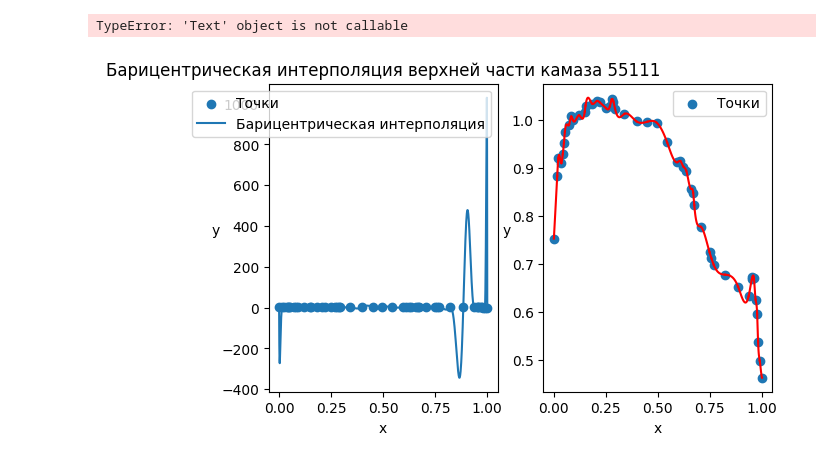
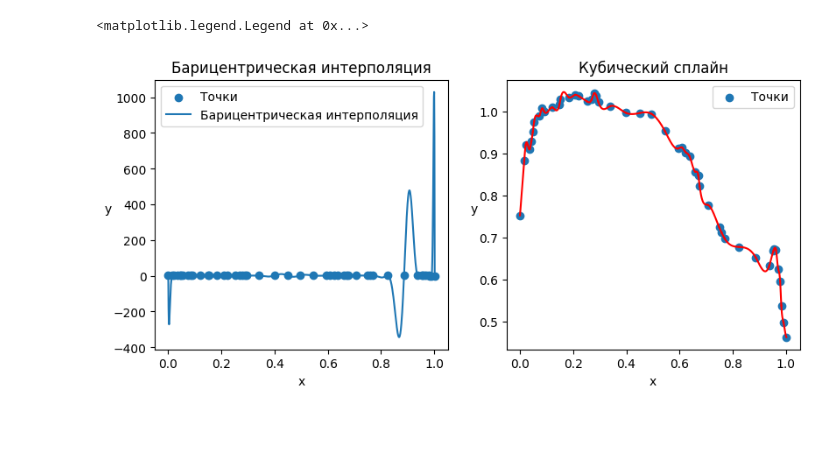
Before and after one commit to gravsim/FSR_numerical_methods, a Jupyter notebook: 2026_09_28_project1/Task1_Klopov.ipynb, the cells around one changed output. Cells and saved outputs as stored; diff of their text form; code cells hidden in the pictures; blank space fills up the shorter version.

```diff
--- a/2026_09_28_project1/Task1_Klopov.ipynb
+++ b/2026_09_28_project1/Task1_Klopov.ipynb
@@ -4,7 +4,7 @@ import matplotlib.pyplot as plt
 from scipy.interpolate import barycentric_interpolate
 # %%
 import pandas as pd
-df = pd.read_csv('Kamaz.csv', sep=';', header=None)
+df = pd.read_csv('Kamaz_upper.csv', sep=';', header=None)
 df = df.replace(',', '.', regex=True).astype(np.float32).values
 x = df[:, 0]
 y = df[:, 1]
@@ -45,30 +45,29 @@ def plot_cubic_spline(x, s0, s1, s2, s3):
 # %%
 bins = np.linspace(x[0], x[-1], 1000)
 y_interp = barycentric_interpolate(x, y, bins)
 
 
 s0, s1, s2, s3 = cubic_spline(x, y, -1)
 
 
-fig, ax = plt.subplots(ncols=2, figsize=(6.5, 4))
+fig, ax = plt.subplots(ncols=2, figsize=(9.5, 4))
 
 ax[0].scatter(x, y, label='Точки')
 ax[0].plot(bins, y_interp, label='Барицентрическая интерполяция')
 ax[0].legend()
 ax[0].set_xlabel('x')
 ax[0].set_ylabel('y', rotation=0)
-ax[0].set_title('Барицентрическая интерполяция верхней части камаза 55111')
+ax[0].set_title('Барицентрическая интерполяция')
 
 ax[1].scatter(x, y, label='Точки')
 plot_cubic_spline(x, s0, s1, s2, s3)
 ax[1].legend()
 ax[1].set_xlabel('x')
 ax[1].set_ylabel('y', rotation=0)
-ax[1].title('Кубический сплайн верхней части камаза 55111')
+ax[1].set_title('Кубический сплайн')
 
-
-plt.savefig('Kamaz_barycentric.png', dpi=300)
+plt.savefig('figure1.png', dpi=300)
 plt.legend()
 # %% [output]
-TypeError: 'Text' object is not callable
+<matplotlib.legend.Legend at 0x...>
-[figure, old version]
+[figure, new version]
```
Also changed, not shown: parts of 1 cell of this notebook, 4 other files.
